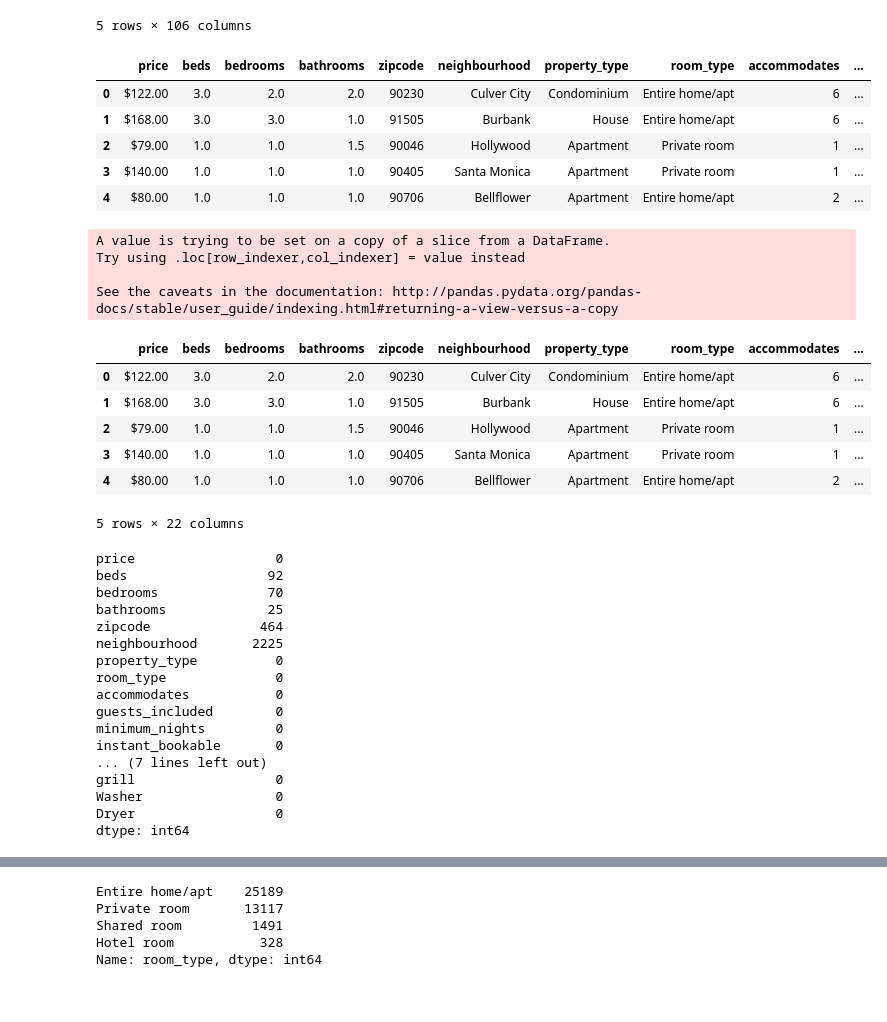
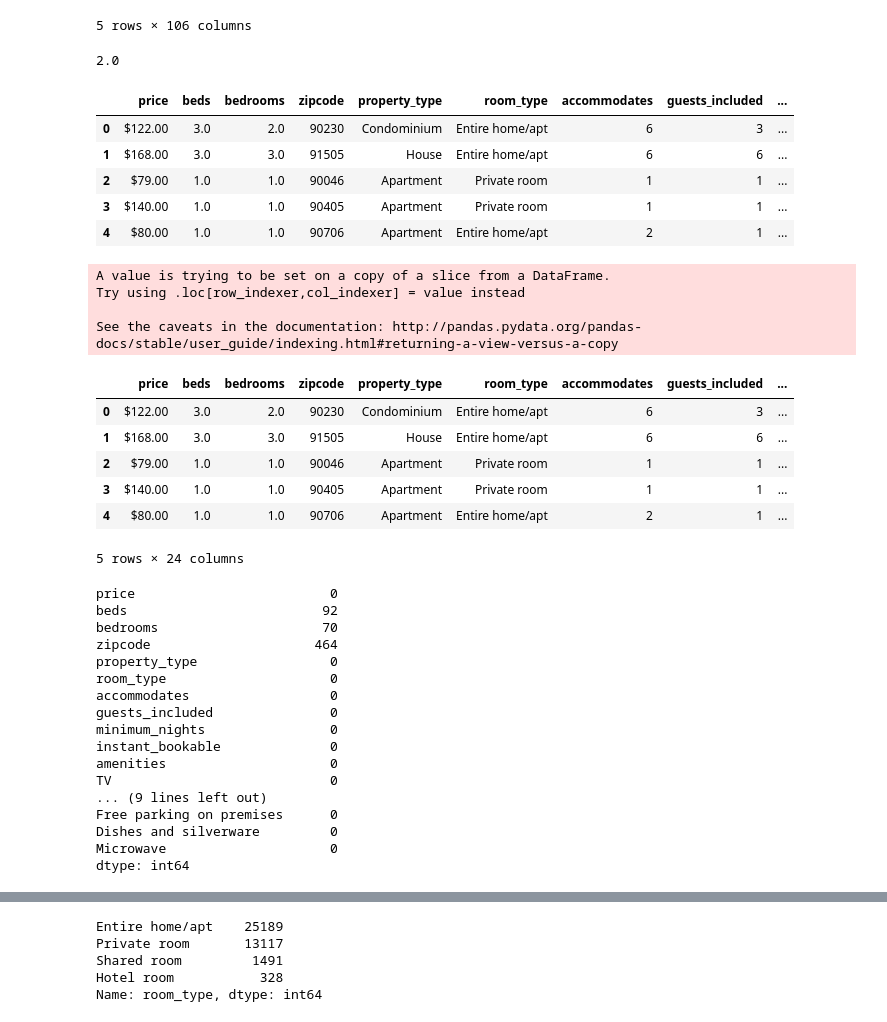
Before and after one commit to bw-airbnb-team-3/data-engineering, a Jupyter notebook: notebooks/DS_AirBnB_Team3.ipynb, the cells around one changed output, grey strips where cells are left out. Cells and saved outputs as stored; diff of their text form; code cells hidden in the pictures.

```diff
--- a/notebooks/DS_AirBnB_Team3.ipynb
+++ b/notebooks/DS_AirBnB_Team3.ipynb
@@ -130,27 +130,33 @@ det_list.head()
 import xgboost as xgb
 from sklearn.compose import ColumnTransformer
 import category_encoders as ce
+# %%
+det_list['host_listings_count'].median()
+# %% [output]
+2.0
 # %%
-columns = ['price', 'beds', 'bedrooms', 'bathrooms', 'zipcode', 'neighbourhood',
+columns = ['price', 'beds', 'bedrooms', 'zipcode',
            'property_type', 'room_type', 'accommodates', 'guests_included',
            'minimum_nights', 'instant_bookable', 'amenities']
 
 train = det_list[columns]
 
 train.head()
 # %% [output]
-|  | price | beds | bedrooms | bathrooms | zipcode | neighbourhood | property_type | room_type | accommodates | ... |
-| 0 | $122.00 | 3.0 | 2.0 | 2.0 | 90230 | Culver City | Condominium | Entire home/apt | 6 | ... |
-| 1 | $168.00 | 3.0 | 3.0 | 1.0 | 91505 | Burbank | House | Entire home/apt | 6 | ... |
-| 2 | $79.00 | 1.0 | 1.0 | 1.5 | 90046 | Hollywood | Apartment | Private room | 1 | ... |
-| 3 | $140.00 | 1.0 | 1.0 | 1.0 | 90405 | Santa Monica | Apartment | Private room | 1 | ... |
-| 4 | $80.00 | 1.0 | 1.0 | 1.0 | 90706 | Bellflower | Apartment | Entire home/apt | 2 | ... |
+|  | price | beds | bedrooms | zipcode | property_type | room_type | accommodates | guests_included | ... |
+| 0 | $122.00 | 3.0 | 2.0 | 90230 | Condominium | Entire home/apt | 6 | 3 | ... |
+| 1 | $168.00 | 3.0 | 3.0 | 91505 | House | Entire home/apt | 6 | 6 | ... |
+| 2 | $79.00 | 1.0 | 1.0 | 90046 | Apartment | Private room | 1 | 1 | ... |
+| 3 | $140.00 | 1.0 | 1.0 | 90405 | Apartment | Private room | 1 | 1 | ... |
+| 4 | $80.00 | 1.0 | 1.0 | 90706 | Apartment | Entire home/apt | 2 | 1 | ... |
 # %%
 def create_bool_from_dict(df, seriesdict, feature):
     df[feature] = df[seriesdict].str.contains(feature)
     return df[feature]
 
-amenities_list = ['Cable TV', 'Wifi', 'Kitchen', 'Air conditioning', 'Pool', 'Hot tub', 'grill', 'Washer', 'Dryer']
+amenities_list = ['TV', 'Wifi', 'Kitchen', 'Air conditioning', 'Pool', 'Hot tub',
+                  'Washer', 'Dryer', 'Regrigerator', 'Iron', 'Free parking on premises',
+                 'Dishes and silverware', 'Microwave']
 
 for x in amenities_list:
     create_bool_from_dict(train, 'amenities', x)
@@ -161,32 +167,32 @@ A value is trying to be set on a copy of a slice from a DataFrame.
 Try using .loc[row_indexer,col_indexer] = value instead
 
 See the caveats in the documentation: http://pandas.pydata.org/pandas-docs/stable/user_guide/indexing.html#returning-a-view-versus-a-copy
-|  | price | beds | bedrooms | bathrooms | zipcode | neighbourhood | property_type | room_type | accommodates | ... |
-| 0 | $122.00 | 3.0 | 2.0 | 2.0 | 90230 | Culver City | Condominium | Entire home/apt | 6 | ... |
-| 1 | $168.00 | 3.0 | 3.0 | 1.0 | 91505 | Burbank | House | Entire home/apt | 6 | ... |
-| 2 | $79.00 | 1.0 | 1.0 | 1.5 | 90046 | Hollywood | Apartment | Private room | 1 | ... |
-| 3 | $140.00 | 1.0 | 1.0 | 1.0 | 90405 | Santa Monica | Apartment | Private room | 1 | ... |
-| 4 | $80.00 | 1.0 | 1.0 | 1.0 | 90706 | Bellflower | Apartment | Entire home/apt | 2 | ... |
+|  | price | beds | bedrooms | zipcode | property_type | room_type | accommodates | guests_included | ... |
+| 0 | $122.00 | 3.0 | 2.0 | 90230 | Condominium | Entire home/apt | 6 | 3 | ... |
+| 1 | $168.00 | 3.0 | 3.0 | 91505 | House | Entire home/apt | 6 | 6 | ... |
+| 2 | $79.00 | 1.0 | 1.0 | 90046 | Apartment | Private room | 1 | 1 | ... |
+| 3 | $140.00 | 1.0 | 1.0 | 90405 | Apartment | Private room | 1 | 1 | ... |
+| 4 | $80.00 | 1.0 | 1.0 | 90706 | Apartment | Entire home/apt | 2 | 1 | ... |
-5 rows × 22 columns
+5 rows × 24 columns
 # %%
 print(train.isna().sum())
 # %% [output]
-price                  0
-beds                  92
-bedrooms              70
-bathrooms             25
-zipcode              464
-neighbourhood       2225
-property_type          0
-room_type              0
-accommodates           0
-guests_included        0
-minimum_nights         0
-instant_bookable       0
-... (7 lines left out)
-grill                  0
-Washer                 0
-Dryer                  0
+price                         0
+beds                         92
+bedrooms                     70
+zipcode                     464
+property_type                 0
+room_type                     0
+accommodates                  0
+guests_included               0
+minimum_nights                0
+instant_bookable              0
+amenities                     0
+TV                            0
+... (9 lines left out)
+Free parking on premises      0
+Dishes and silverware         0
+Microwave                     0
 dtype: int64
 # %%
 train['price'] = train['price'].str.replace('$','')
```
Also changed, not shown: parts of 22 cells of this notebook, 7 other files.
